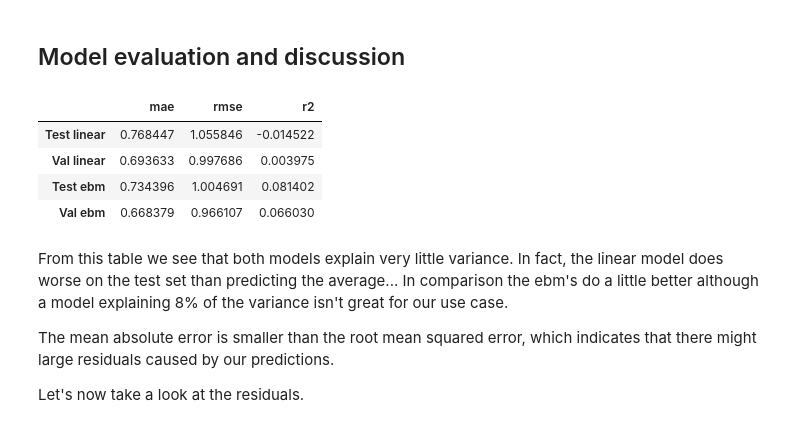
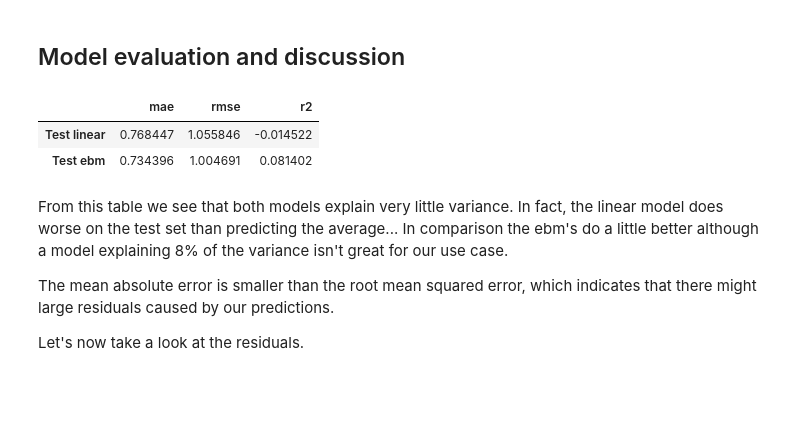
Before and after one commit to ALotOfData/data-598-c, a Jupyter notebook: src/model_assessment.ipynb, the cells around one changed output. Drawn from its saved outputs; the diff is of its cells as text; code cells hidden in the pictures; blank space fills up the shorter version.

```diff
--- a/src/model_assessment.ipynb
+++ b/src/model_assessment.ipynb
@@ -142,23 +142,19 @@ ebm_val_data.to_csv('../clean_data/ebm_val_data.csv', index=False)
 # %%
 evals = []
 
 # Append evaluation metrics per test/val sets and ebm/linear models
 evals.append(eval(y_test, y_test_linear_pred))
-evals.append(eval(y_val, y_val_linear_pred))
 evals.append(eval(y_test, y_test_ebm_pred))
-evals.append(eval(y_val, y_val_ebm_pred))
 
 # Create and output dataframe
 columns = ["mae", "rmse", "r2"]
 evals_df = pd.DataFrame(evals, columns=columns)
-evals_df.index = ["Test linear", "Val linear", "Test ebm", "Val ebm"]
+evals_df.index = ["Test linear", "Test ebm"]
 evals_df
 # %% [output]
 |  | mae | rmse | r2 |
 | Test linear | 0.768447 | 1.055846 | -0.014522 |
-| Val linear | 0.693633 | 0.997686 | 0.003975 |
 | Test ebm | 0.734396 | 1.004691 | 0.081402 |
-| Val ebm | 0.668379 | 0.966107 | 0.066030 |
 # %% [markdown]
 From this table we see that both models explain very little variance. In fact, the linear model does worse on the test set than predicting the average... In comparison the ebm's do a little better although a model explaining 8% of the variance isn't great for our use case.
 
```
Also changed, not shown: parts of 6 cells of this notebook, 4 other files.
